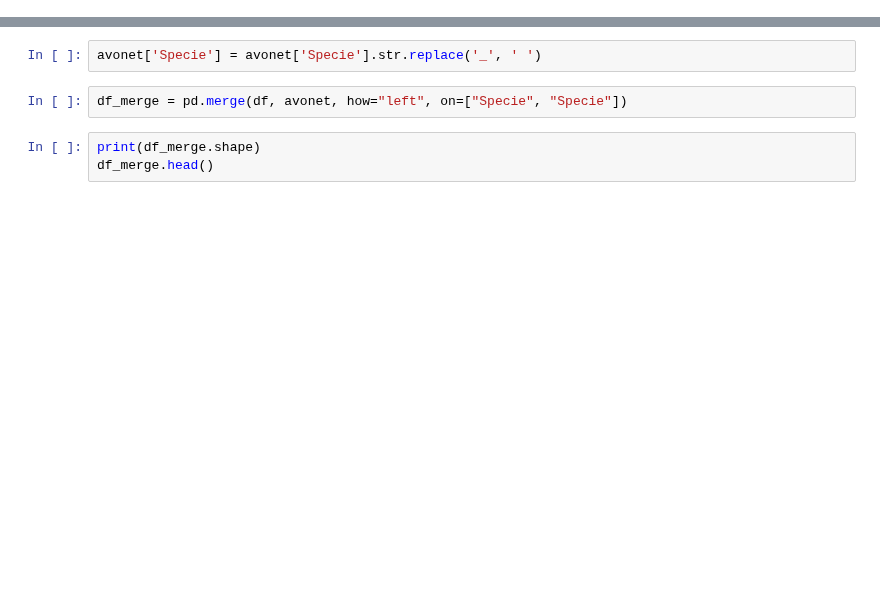
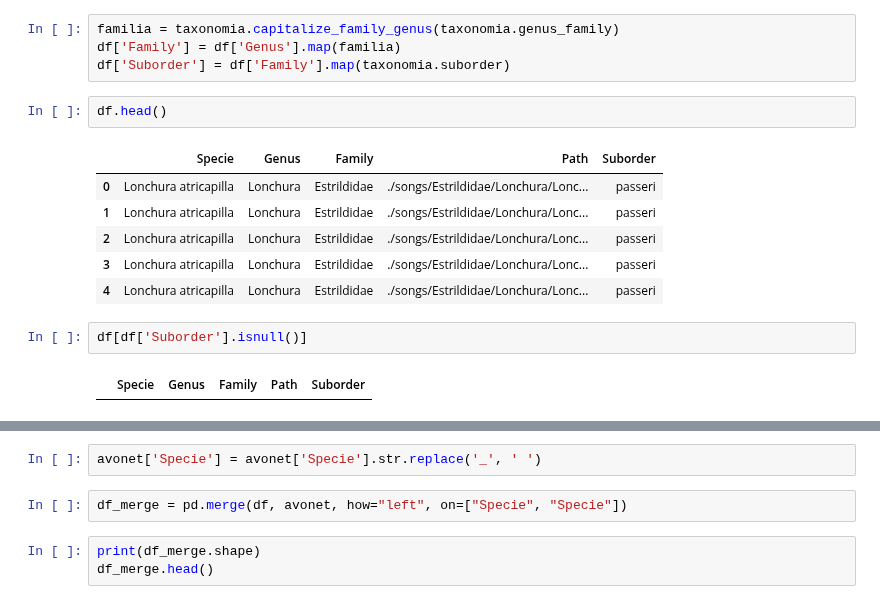
Before and after one commit to camiloacp/The-Evolutionary-Structure-of-Acoustic-Learnability-A-Deep-Learning-Approach-to-Neotropical-Birdsong, a Jupyter notebook: notebooks/01 Paths.ipynb, the cells around one changed output, grey strips where cells are left out. Drawn from its saved outputs; the diff is of its cells as text; blank space fills up the shorter version.

```diff
--- a/notebooks/03 Paths.ipynb
+++ b/notebooks/01 Paths.ipynb
@@ -62,0 +67,17 @@ df.shape
+# %%
+familia = taxonomia.capitalize_family_genus(taxonomia.genus_family)
+df['Family'] = df['Genus'].map(familia)
+df['Suborder'] = df['Family'].map(taxonomia.suborder)
+# %%
+df.head()
+# %% [output]
+|  | Specie | Genus | Family | Path | Suborder |
+| 0 | Lonchura atricapilla | Lonchura | Estrildidae | ./songs/Estrildidae/Lonchura/Lonc... | passeri |
+| 1 | Lonchura atricapilla | Lonchura | Estrildidae | ./songs/Estrildidae/Lonchura/Lonc... | passeri |
+| 2 | Lonchura atricapilla | Lonchura | Estrildidae | ./songs/Estrildidae/Lonchura/Lonc... | passeri |
+| 3 | Lonchura atricapilla | Lonchura | Estrildidae | ./songs/Estrildidae/Lonchura/Lonc... | passeri |
+| 4 | Lonchura atricapilla | Lonchura | Estrildidae | ./songs/Estrildidae/Lonchura/Lonc... | passeri |
+# %%
+df[df['Suborder'].isnull()]
+# %% [output]
+|  | Specie | Genus | Family | Path | Suborder |
```
Also changed, not shown: parts of 18 cells of this notebook, 18 other files.
